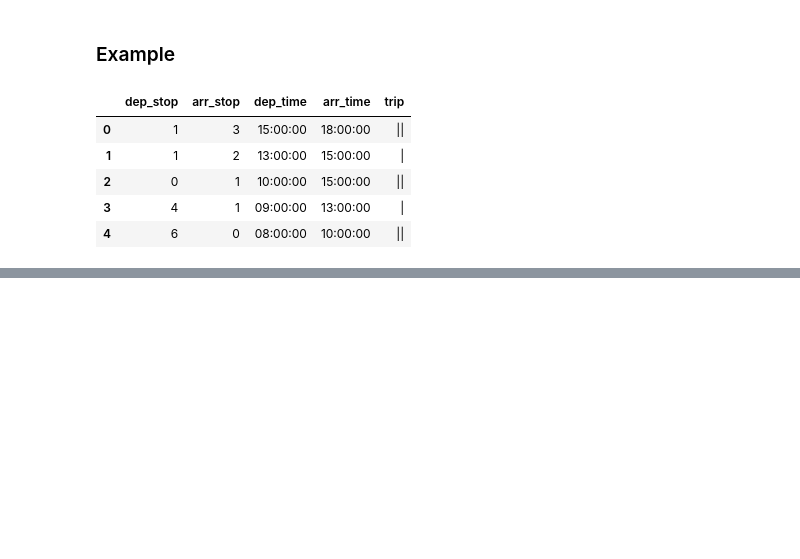
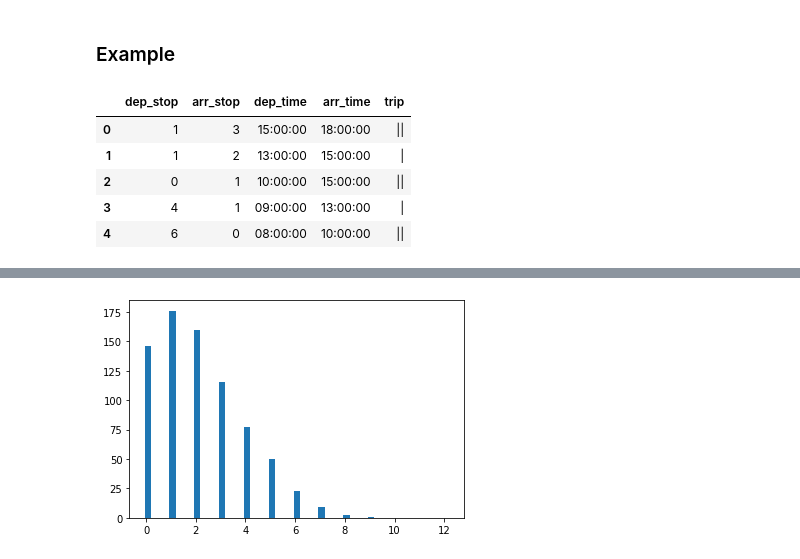
Before and after one commit to n-poulsen/ConnectionScam, a Jupyter notebook: testing_packages.ipynb, the cells around one changed output, grey strips where cells are left out. Drawn from its saved outputs; the diff is of its cells as text; code cells hidden in the pictures; blank space fills up the shorter version.

```diff
--- a/testing_packages.ipynb
+++ b/testing_packages.ipynb
@@ -215,0 +256,7 @@ df_connections.head()
+# %%
+bins = [(x - 0.25)/4 for x in range(50)]
+
+plt.hist(generate_integer_gaussian(mean_range=[0.75, 1.75], sigma_range=[1.5, 2.5], num_values=1000), bins=bins)
+plt.show()
+# %% [output]
+[figure, added]
```
Also changed, not shown: parts of 4 cells of this notebook, 1 other file.
